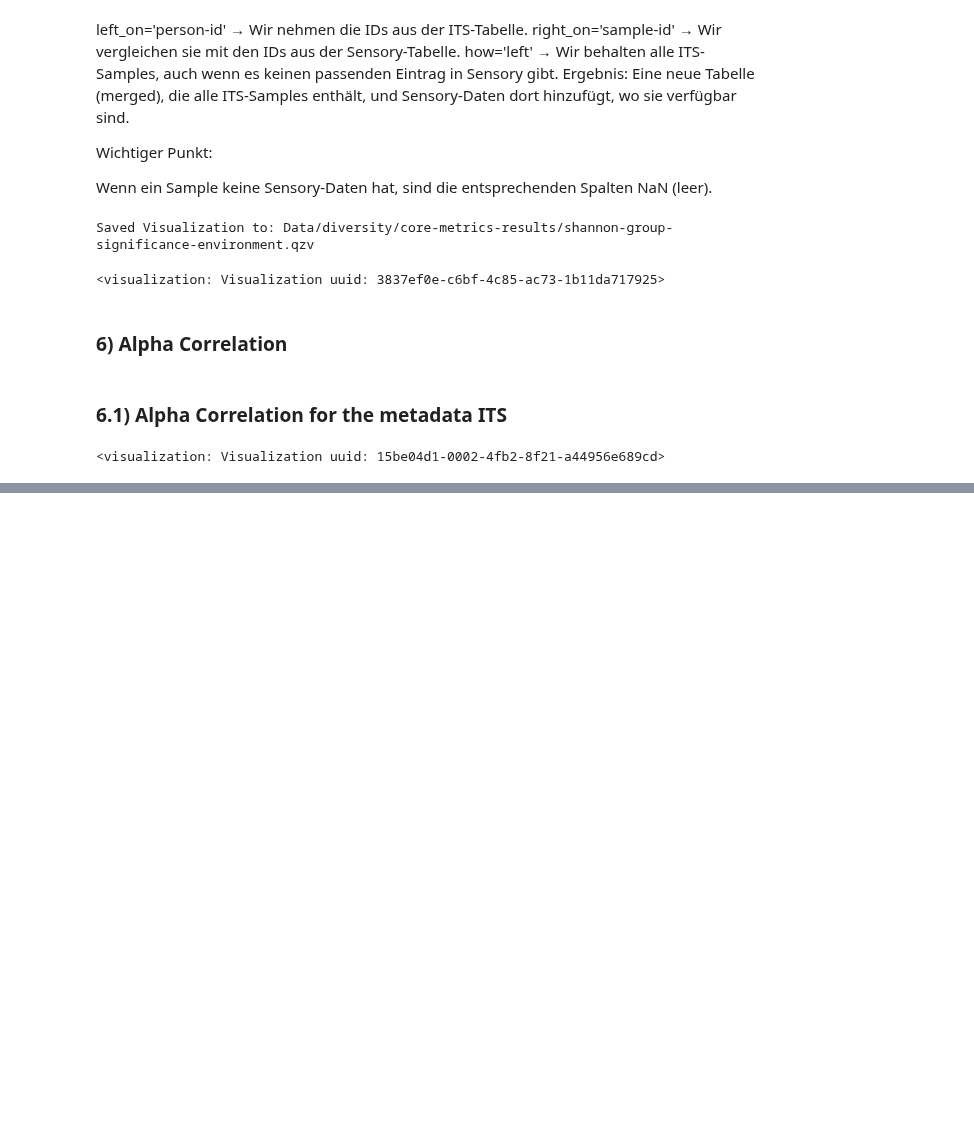
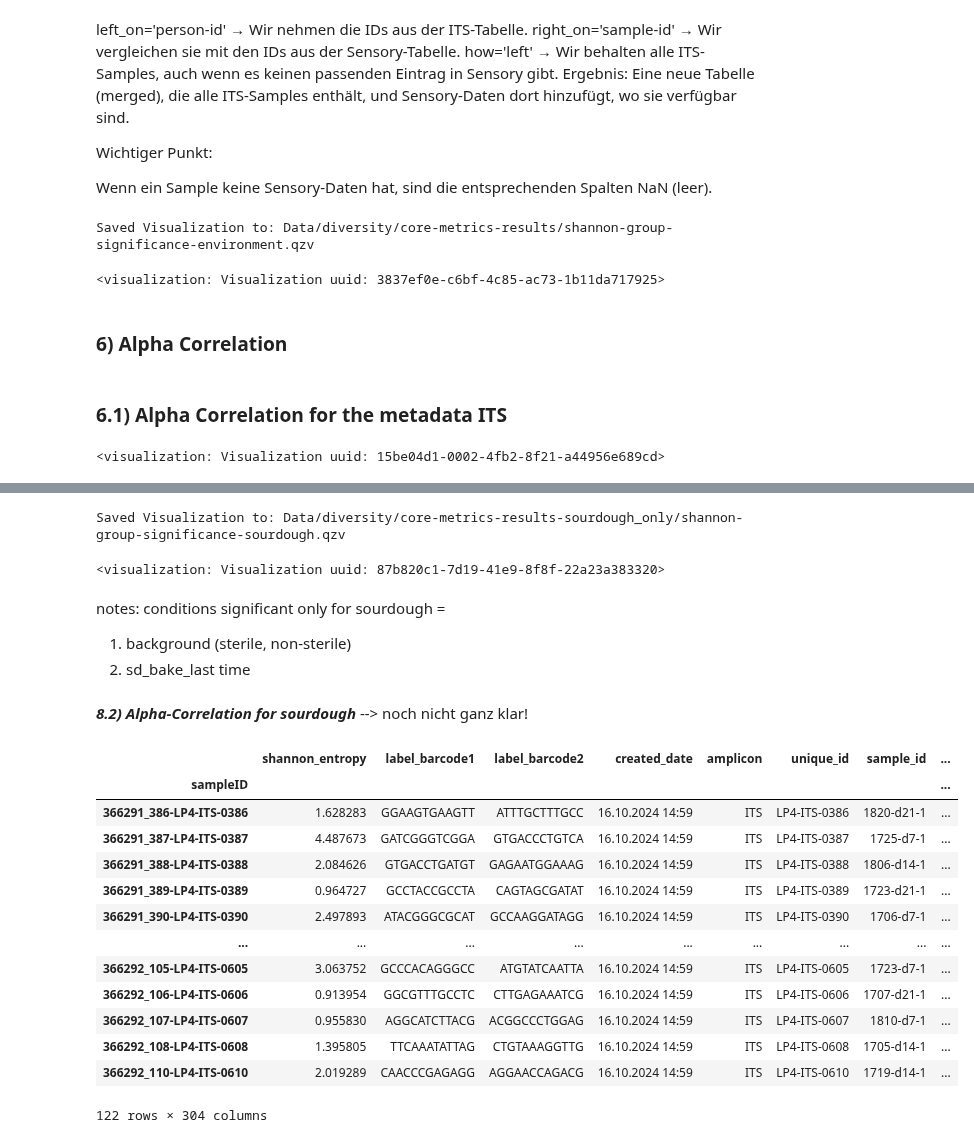
Before and after one commit to ninaaa-a/FermentYOU, a Jupyter notebook: Alpha diversity.ipynb, the cells around one changed output, grey strips where cells are left out. Saved outputs shown, nothing was run; the diff lists cells and outputs as text; code cells hidden in the pictures; blank space fills up the shorter version.

Commit message:
sourdough's alleine angeschaut

```diff
--- a/Alpha diversity.ipynb
+++ b/Alpha diversity.ipynb
@@ -186,0 +359,43 @@ ValueError: Data/diversity/core-metrics-results/shannon-group-significance-numer
+# %%
+! qiime diversity alpha-group-significance \
+  --i-alpha-diversity $data_alpha/core-metrics-results-sourdough_only/shannon_vector.qza \
+  --m-metadata-file $data_raw/merged_output.tsv \
+  --o-visualization $data_alpha/core-metrics-results-sourdough_only/shannon-group-significance-sourdough.qzv
+# %% [output]
+Saved Visualization to: Data/diversity/core-metrics-results-sourdough_only/shannon-group-significance-sourdough.qzv
+# %%
+Visualization.load(f"{data_alpha}/core-metrics-results-sourdough_only/shannon-group-significance-sourdough.qzv")
+# %% [output]
+<visualization: Visualization uuid: 87b820c1-7d19-41e9-8f8f-22a23a383320>
+# %% [markdown]
+notes: conditions significant only for sourdough =
+1) background (sterile, non-sterile)
+2) sd_bake_last time
+# %% [markdown]
+***8.2) Alpha-Correlation for sourdough*** --> noch nicht ganz klar!
+# %%
+from qiime2 import Artifact
+shannon_series = (Artifact.load(f"{data_alpha}/core-metrics-results-sourdough_only/shannon_vector.qza")).view(pd.Series)
+shannon = shannon_series.to_frame()
+
+metadata_merged = pd.read_csv(f"{data_raw}/merged_output.tsv", sep = "\t", index_col=0)
+
+#joining metadata (merged) with the shannon entropy vector for sourdough
+join = shannon.join(metadata_merged, how='inner')
+join.index.name = 'sampleID'
+join
+# %% [output]
+|  | shannon_entropy | label_barcode1 | label_barcode2 | created_date | amplicon | unique_id | sample_id | ... |
+| sampleID |  |  |  |  |  |  |  | ... |
+| 366291_386-LP4-ITS-0386 | 1.628283 | GGAAGTGAAGTT | ATTTGCTTTGCC | 16.10.2024 14:59 | ITS | LP4-ITS-0386 | 1820-d21-1 | ... |
+| 366291_387-LP4-ITS-0387 | 4.487673 | GATCGGGTCGGA | GTGACCCTGTCA | 16.10.2024 14:59 | ITS | LP4-ITS-0387 | 1725-d7-1 | ... |
+| 366291_388-LP4-ITS-0388 | 2.084626 | GTGACCTGATGT | GAGAATGGAAAG | 16.10.2024 14:59 | ITS | LP4-ITS-0388 | 1806-d14-1 | ... |
+| 366291_389-LP4-ITS-0389 | 0.964727 | GCCTACCGCCTA | CAGTAGCGATAT | 16.10.2024 14:59 | ITS | LP4-ITS-0389 | 1723-d21-1 | ... |
+| 366291_390-LP4-ITS-0390 | 2.497893 | ATACGGGCGCAT | GCCAAGGATAGG | 16.10.2024 14:59 | ITS | LP4-ITS-0390 | 1706-d7-1 | ... |
+| ... | ... | ... | ... | ... | ... | ... | ... | ... |
+| 366292_105-LP4-ITS-0605 | 3.063752 | GCCCACAGGGCC | ATGTATCAATTA | 16.10.2024 14:59 | ITS | LP4-ITS-0605 | 1723-d7-1 | ... |
+| 366292_106-LP4-ITS-0606 | 0.913954 | GGCGTTTGCCTC | CTTGAGAAATCG | 16.10.2024 14:59 | ITS | LP4-ITS-0606 | 1707-d21-1 | ... |
+| 366292_107-LP4-ITS-0607 | 0.955830 | AGGCATCTTACG | ACGGCCCTGGAG | 16.10.2024 14:59 | ITS | LP4-ITS-0607 | 1810-d7-1 | ... |
+| 366292_108-LP4-ITS-0608 | 1.395805 | TTCAAATATTAG | CTGTAAAGGTTG | 16.10.2024 14:59 | ITS | LP4-ITS-0608 | 1705-d14-1 | ... |
+| 366292_110-LP4-ITS-0610 | 2.019289 | CAACCCGAGAGG | AGGAACCAGACG | 16.10.2024 14:59 | ITS | LP4-ITS-0610 | 1719-d14-1 | ... |
+122 rows × 304 columns
```
Also changed, not shown: parts of 29 cells of this notebook.
